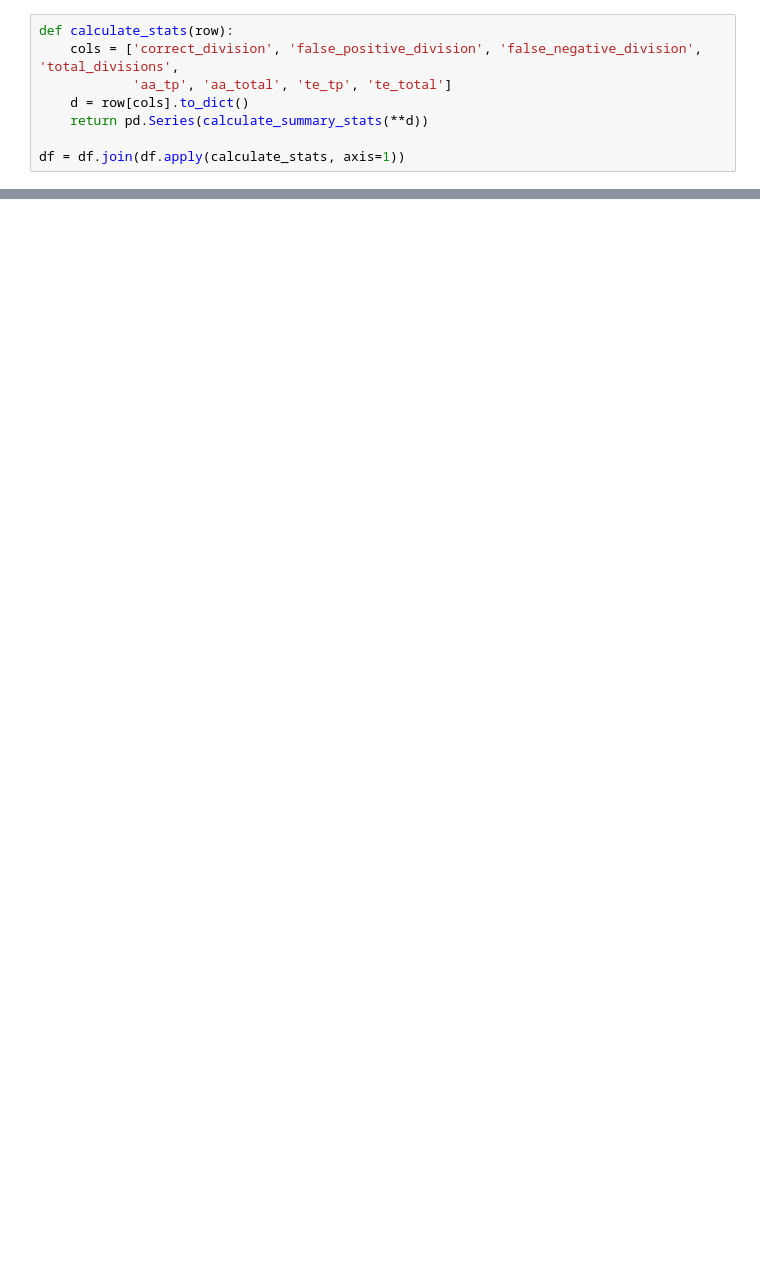
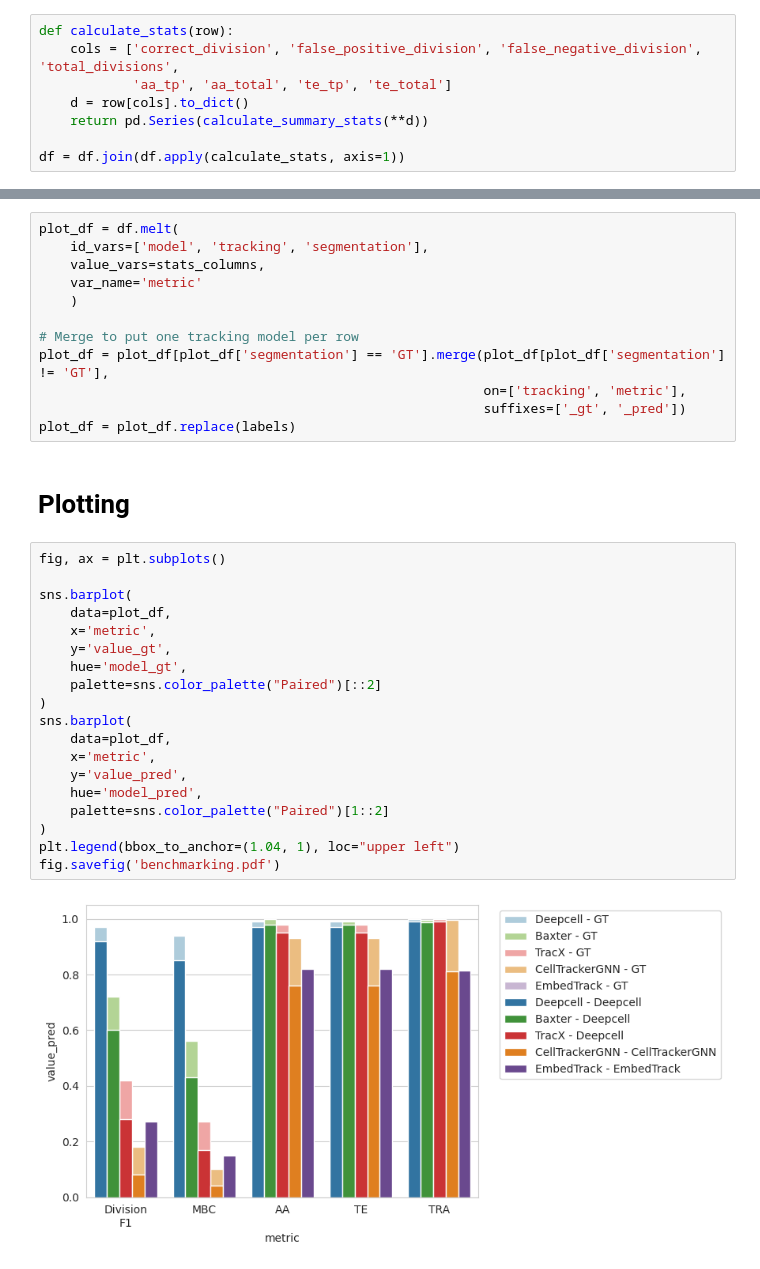
Before and after one commit to vanvalenlab/Caliban-2024_Schwartz_et_al, a Jupyter notebook: figures/competitor-benchmarking.ipynb, the cells around one changed output, grey strips where cells are left out. Drawn from its saved outputs; the diff is of its cells as text; blank space fills up the shorter version.

```diff
--- a/figures/competitor-benchmarking.ipynb
+++ b/figures/competitor-benchmarking.ipynb
@@ -88 +113,36 @@ colors = {
+# %%
+plot_df = df.melt(
+    id_vars=['model', 'tracking', 'segmentation'],
+    value_vars=stats_columns,
+    var_name='metric'
+    )
+
+# Merge to put one tracking model per row
+plot_df = plot_df[plot_df['segmentation'] == 'GT'].merge(plot_df[plot_df['segmentation'] != 'GT'],
+                                                         on=['tracking', 'metric'],
+                                                         suffixes=['_gt', '_pred'])
+plot_df = plot_df.replace(labels)
+# %% [markdown]
+# Plotting
+# %%
+fig, ax = plt.subplots()
+
+sns.barplot(
+    data=plot_df,
+    x='metric',
+    y='value_gt',
+    hue='model_gt',
+    palette=sns.color_palette("Paired")[::2]
+)
+sns.barplot(
+    data=plot_df,
+    x='metric',
+    y='value_pred',
+    hue='model_pred',
+    palette=sns.color_palette("Paired")[1::2]
+)
+plt.legend(bbox_to_anchor=(1.04, 1), loc="upper left")
+fig.savefig('benchmarking.pdf')
+# %% [output]
+[figure, added]
 # %%
```
Also changed, not shown: parts of 13 cells of this notebook, 19 other files.
